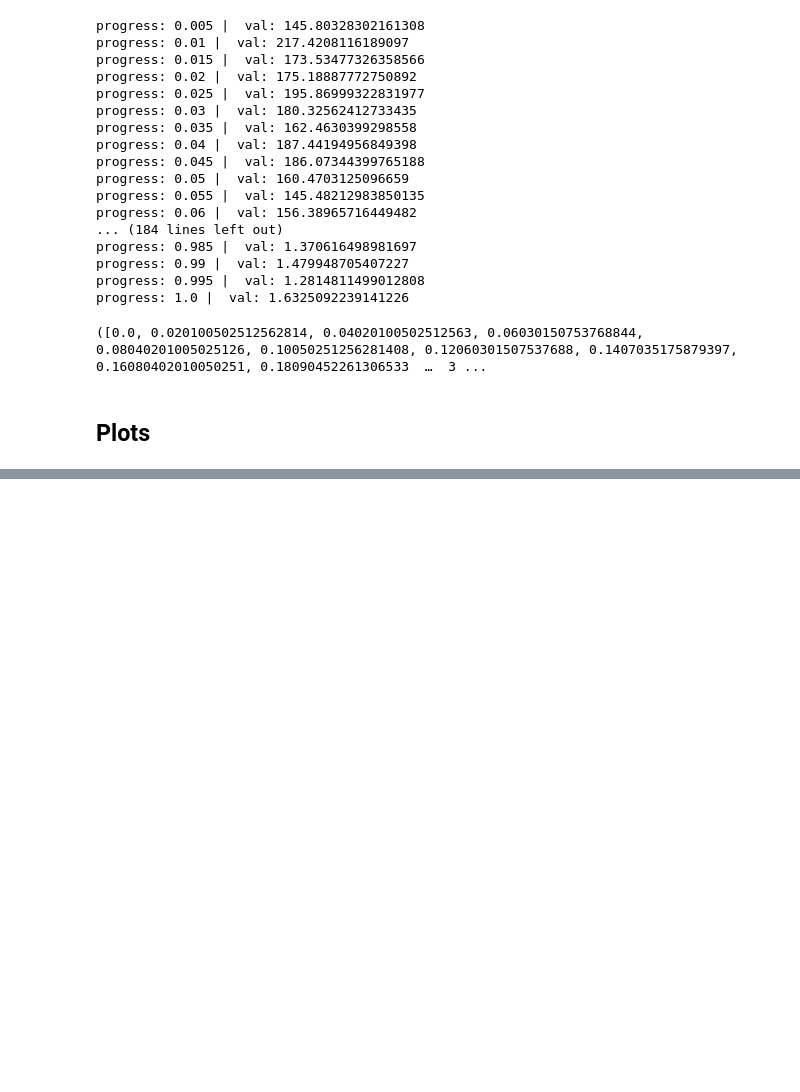
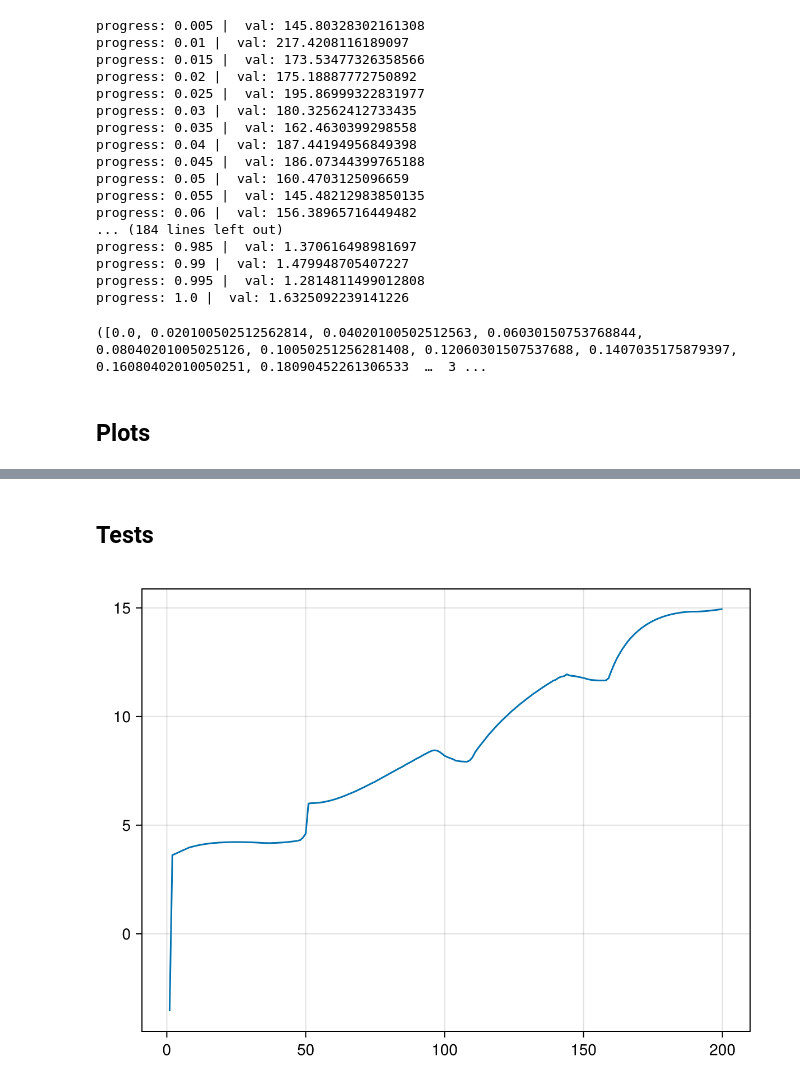
Before and after one commit to fernandopenaranda/LMC, a Jupyter notebook: src/Paper/Figure_TBG.ipynb, the cells around one changed output, grey strips where cells are left out. Drawn from its saved outputs; the diff is of its cells as text; code cells hidden in the pictures; blank space fills up the shorter version.

```diff
--- a/src/Paper/Figure_TBG.ipynb
+++ b/src/Paper/Figure_TBG.ipynb
@@ -205,0 +182,9 @@ fig
+# %% [markdown]
+## Tests
+# %%
+fig = Figure()
+ax = Axis(fig[1,1])
+lines!(ax, simportedvp.mus)
+fig
+# %% [output]
+[figure, added]
```
Also changed, not shown: parts of 16 cells of this notebook, 11 other files.
